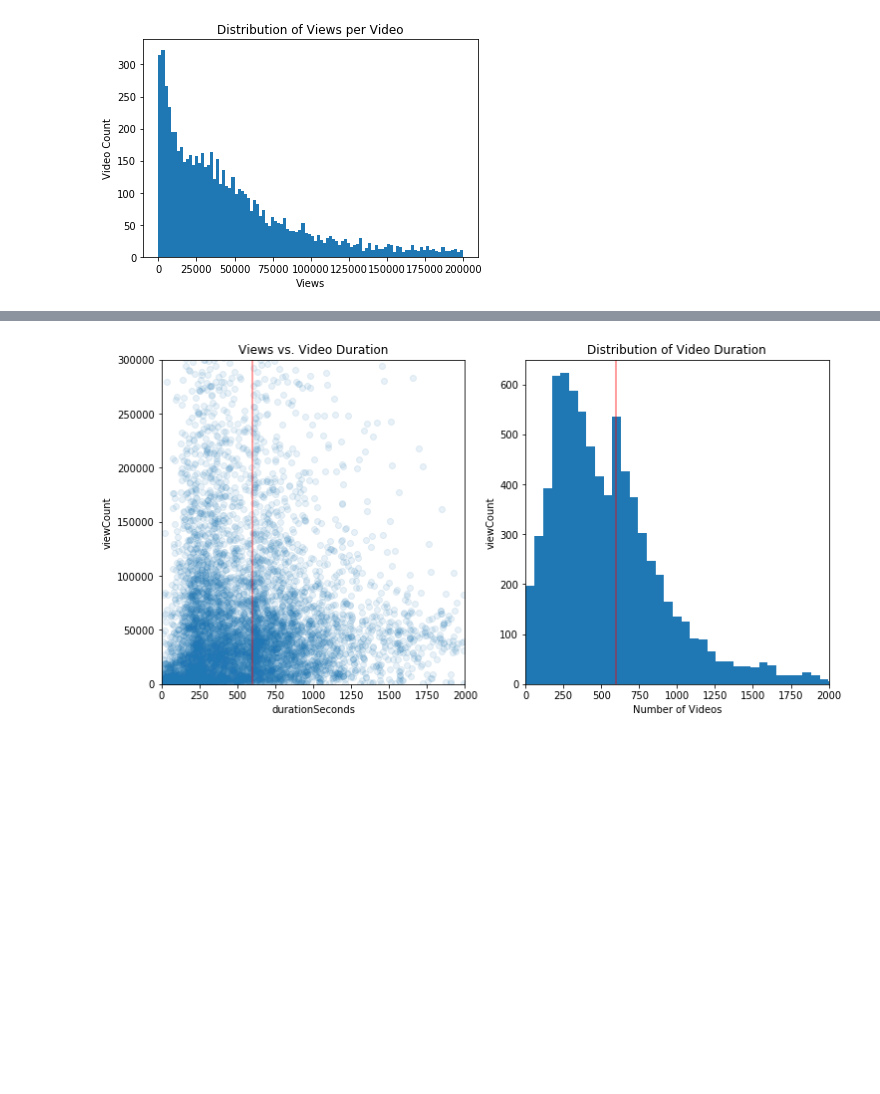
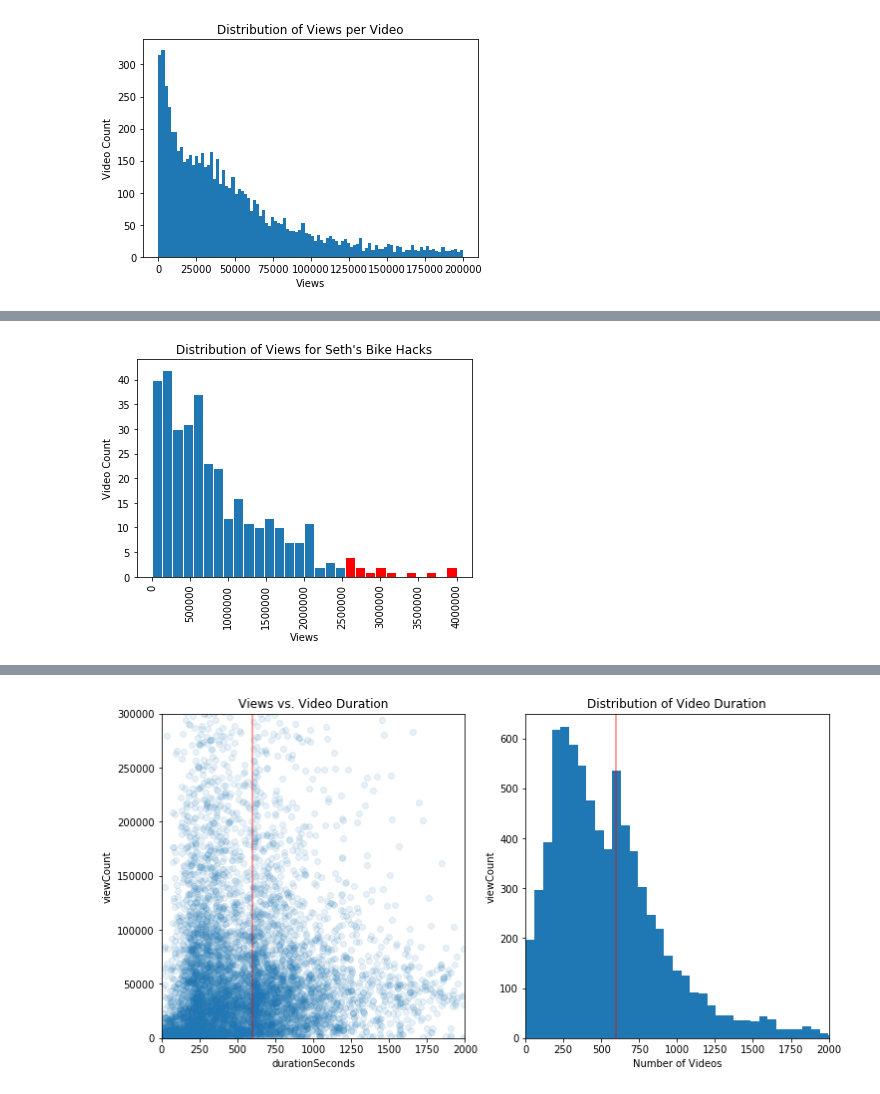
Before and after one commit to scottfeldmanpeabody/MTB-YouTube, a Jupyter notebook: notebooks/EDA.ipynb, the cells around one changed output, grey strips where cells are left out. Cells and saved outputs as stored; diff of their text form; code cells hidden in the pictures; blank space fills up the shorter version.

```diff
--- a/notebooks/EDA.ipynb
+++ b/notebooks/EDA.ipynb
@@ -202,0 +169,4 @@ plt.show();
+# %%
+channel_hist('Seth\'s Bike Hacks',4000000,95)
+# %% [output]
+[figure, added]
```
Also changed, not shown: parts of 14 cells of this notebook, 5 other files.
